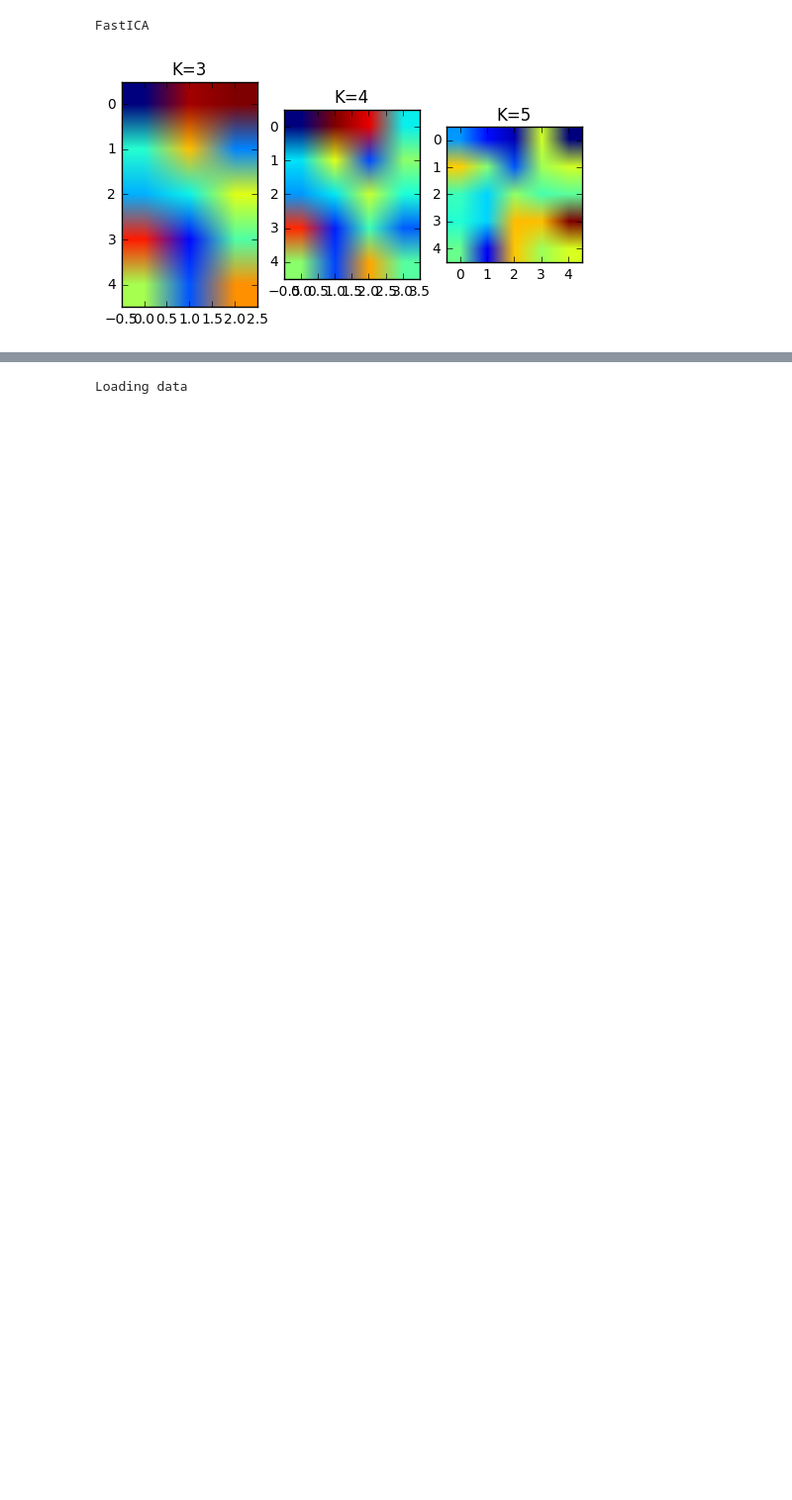
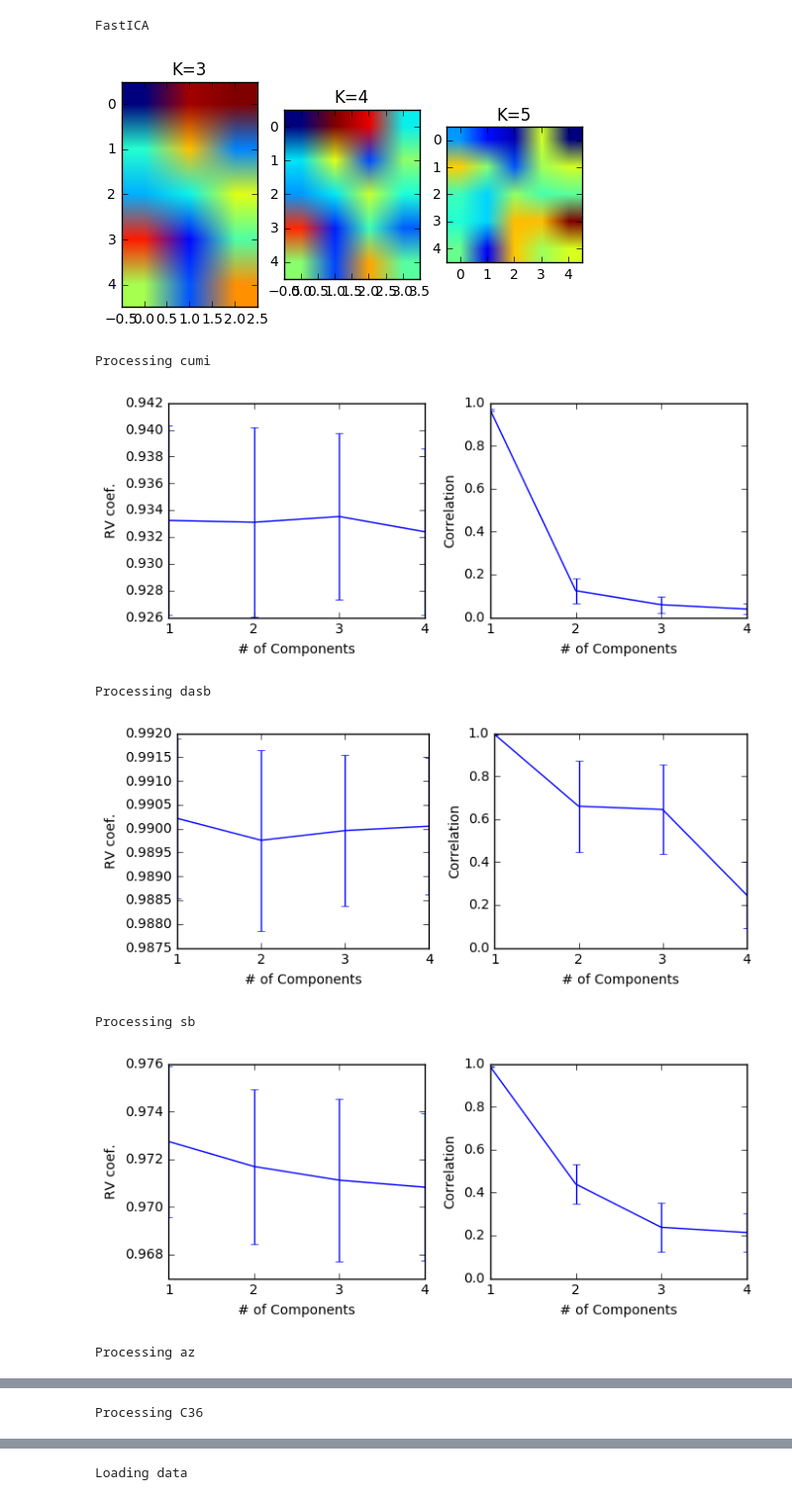
Before and after one commit to melanieganz/5HT_clustering, a Jupyter notebook: clustering_analysis.ipynb, the cells around one changed output, grey strips where cells are left out. Shown at 99% size. Drawn from its saved outputs; the diff is of its cells as text; code cells hidden in the pictures; blank space fills up the shorter version.

```diff
--- a/clustering_analysis.ipynb
+++ b/clustering_analysis.ipynb
@@ -187,0 +179,73 @@ for estimator in estimators:
+# %%
+# Evaluate stability and reproducibility of BPnd PCA
+
+tracers=['cumi','dasb','sb','az','C36']
+targ='fsaverage5'
+sm='10'
+hemi_type=['lh','rh']
+K=4
+N_iter=100
+
+for tracer,nt in zip(tracers,np.arange(0,len(tracers))+1):
+
+    print('Processing '+tracer)
+
+    tmp_data=np.empty(len(hemi_type),dtype=object)
+    for hemi,nh in zip(hemi_type,np.arange(0,len(hemi_type))):
+        fmask=opj(surf_data,'mask.'+targ+'.'+hemi)
+        fname=opj(BPnd_data,'maps',tracer,'mrtm2.nopvc.' +
+                  targ + '.' + hemi + '.sm' + sm + '.nii.gz')
+        tmp_data[nh]=fs.load_surf_data(fname,mask=fmask)
+    tmp_data=np.vstack(tmp_data)
+    data=np.ndarray(tmp_data.shape[1],dtype=object)
+    for nc in np.arange(0,tmp_data.shape[1]):
+        data[nc]=tmp_data[:,nc]
+
+    stabil=np.ndarray(K,dtype=object)
+    for nk in np.arange(0,K):
+        def func(data):
+            U,S,_=randomized_svd(np.column_stack(data),nk+1)
+            return (U.T * S[:, np.newaxis]).T
+
+        stabil[nk],_=fs.split_half(data,func,n_iter=N_iter,
+                                   repro_metric=None,
+                                   stabil_metric='rv')
+
+    def func(data):
+        U,S,_=randomized_svd(np.column_stack(data),K)
+        return (U.T * S[:, np.newaxis]).T
+
+    _,repro=fs.split_half(data,func,n_iter=N_iter,
+                               repro_metric='corr',
+                               stabil_metric=None)
+
+    x_range=np.arange(0,K)+1
+    plt.figure(figsize=(7,3))
+    plt.subplot(1,2,1)
+    plt.errorbar(x_range,
+                 [stabil_k.mean() for stabil_k in stabil],
+                 yerr=[stabil_k.std() for stabil_k in stabil])
+    plt.xticks(x_range)
+
+    plt.xlabel('# of Components')
+    plt.ylabel('RV coef.')
+
+    plt.subplot(1,2,2)
+    plt.errorbar(x_range,
+                 repro.mean(axis=0),
+                 yerr=repro.std(axis=0))
+    plt.xticks(x_range)
+    plt.axis([x_range[0],x_range[-1],0,1])
+    plt.xlabel('# of Components')
+    plt.ylabel('Correlation')
+
+    plt.tight_layout()
+    plt.show()
+# %% [output]
+Processing cumi
+[figure, added]
+Processing dasb
+[figure, added]
+Processing sb
+[figure, added]
+Processing az
@@ -187,0 +253 @@ for estimator in estimators:
+Processing C36
```
Also changed, not shown: parts of 17 cells of this notebook, 2 other files.
